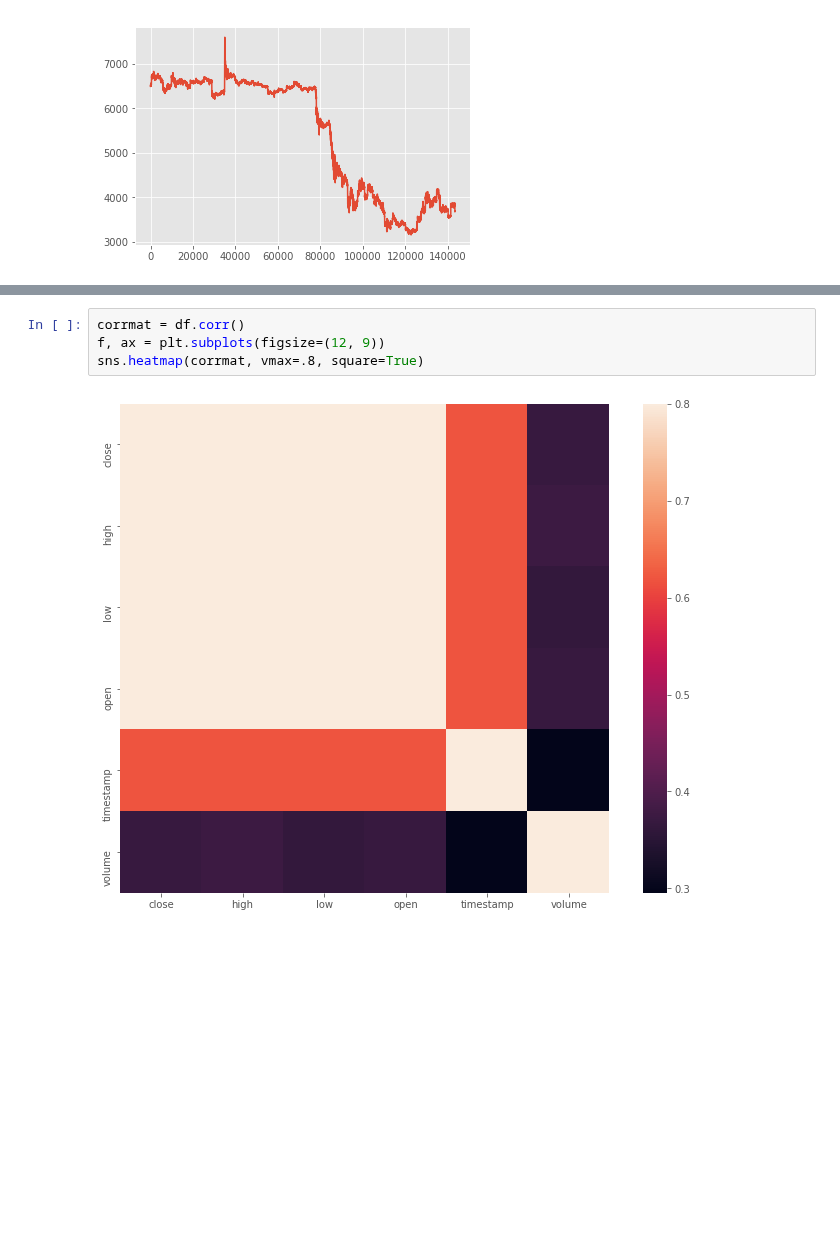
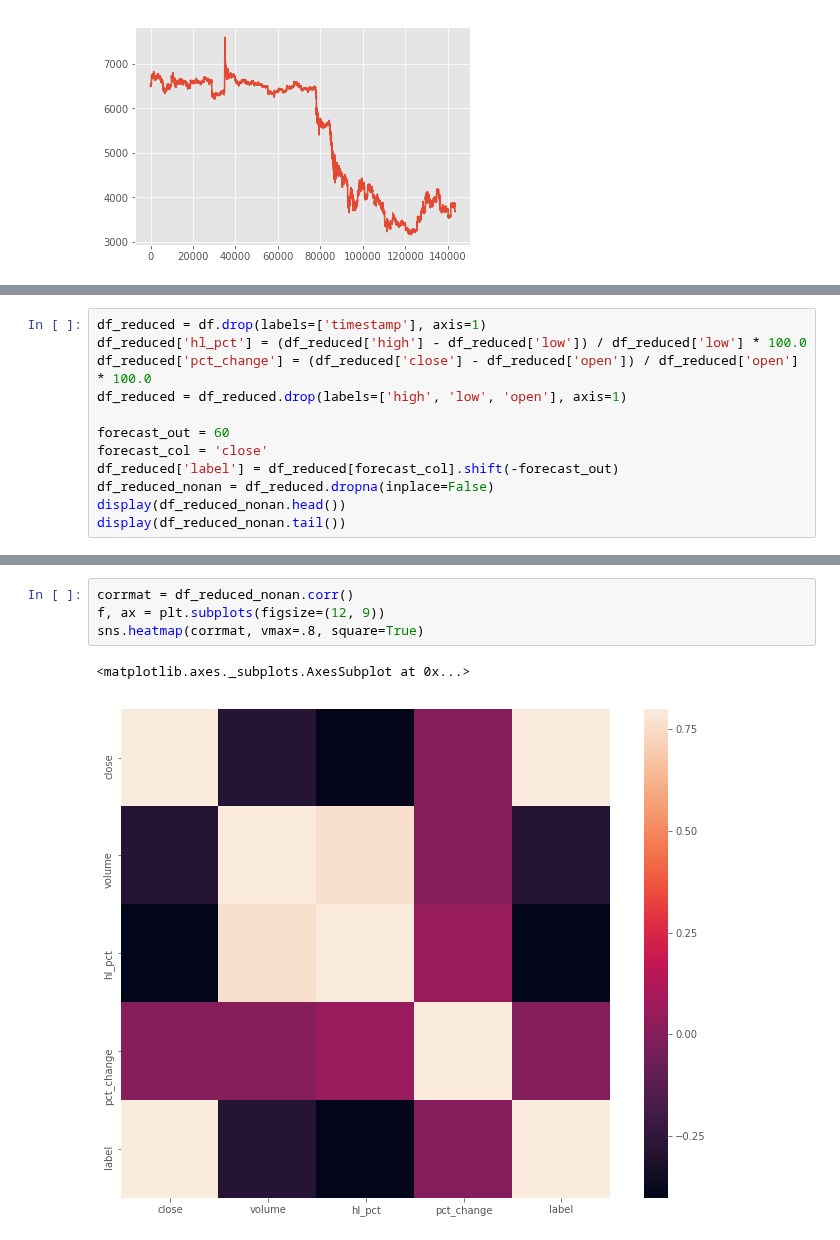
Before and after one commit to jonathancai11/btc-analysis, a Jupyter notebook: btc-prediction.ipynb, the cells around one changed output, grey strips where cells are left out. Cells and saved outputs as stored; diff of their text form; blank space fills up the shorter version.

Commit message:
correlation heatmap - it explains a lot

```diff
--- a/btc-prediction.ipynb
+++ b/btc-prediction.ipynb
@@ -324,0 +332,12 @@ df['Close'].apply(lambda x : float(x.replace(',',''))).plot()
+# %%
+df_reduced = df.drop(labels=['timestamp'], axis=1)
+df_reduced['hl_pct'] = (df_reduced['high'] - df_reduced['low']) / df_reduced['low'] * 100.0
+df_reduced['pct_change'] = (df_reduced['close'] - df_reduced['open']) / df_reduced['open'] * 100.0
+df_reduced = df_reduced.drop(labels=['high', 'low', 'open'], axis=1)
+
+forecast_out = 60
+forecast_col = 'close'
+df_reduced['label'] = df_reduced[forecast_col].shift(-forecast_out)
+df_reduced_nonan = df_reduced.dropna(inplace=False)
+display(df_reduced_nonan.head())
+display(df_reduced_nonan.tail())
@@ -325,6 +357,7 @@ df['Close'].apply(lambda x : float(x.replace(',',''))).plot()
 # %%
-corrmat = df.corr()
+corrmat = df_reduced_nonan.corr()
 f, ax = plt.subplots(figsize=(12, 9))
 sns.heatmap(corrmat, vmax=.8, square=True)
 # %% [output]
+<matplotlib.axes._subplots.AxesSubplot at 0x...>
-[figure, old version]
+[figure, new version]
```
Also changed, not shown: parts of 8 cells of this notebook.
